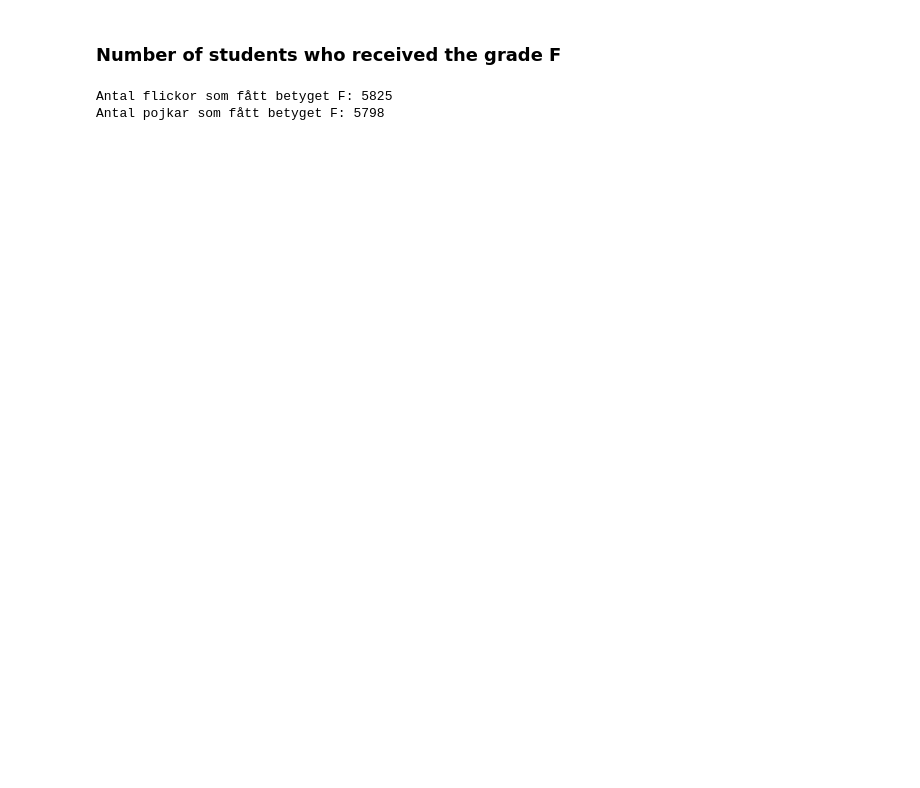
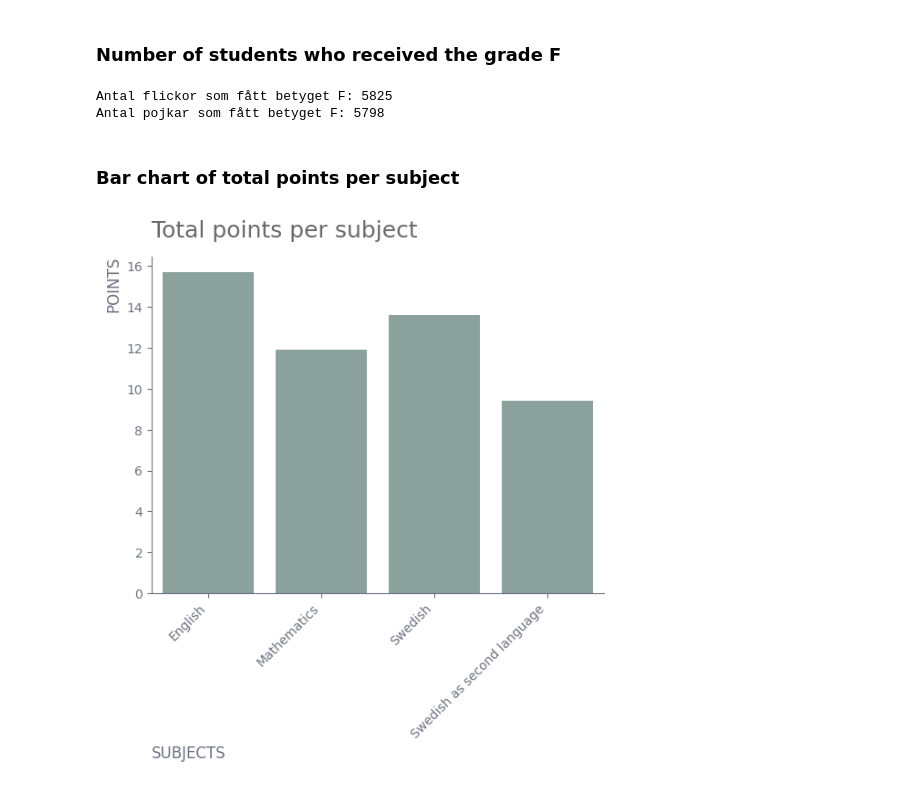
Before and after one commit to HolmstromAnna/Python-Anna-Holmstr-m-OPA23, a Jupyter notebook: Labb2/Labb2.ipynb, the cells around one changed output. Saved outputs shown, nothing was run; the diff lists cells and outputs as text; code cells hidden in the pictures; blank space fills up the shorter version.

Commit message:
Total points per subject

```diff
--- a/Labb2/Labb2.ipynb
+++ b/Labb2/Labb2.ipynb
@@ -67,3 +74,39 @@ print("Antal pojkar som fått betyget F:", rounded_boys_F)
 # %% [output]
 Antal flickor som fått betyget F: 5825
 Antal pojkar som fått betyget F: 5798
+# %% [markdown]
+### Bar chart of total points per subject
+# %%
+import matplotlib.pyplot as plt
+import seaborn as sns
+
+# Define subjects
+subjects = ["English", "Mathematics", "Swedish", "Swedish as second language"]
+# List of points
+points = [english.loc[0, "Totalt (poäng)"],
+          mathematics.loc[0, "Totalt (poäng)"],
+          swedish.loc[0, "Totalt (poäng)"],
+          swedish_second.loc[0, "Totalt (poäng)"]]
+
+# Create figure and axis objects
+fig, ax = plt.subplots()
+# Create a bar plot
+sns.barplot(x=subjects, y=points, color="#86A69D", linewidth=2.5, ax=ax)
+# Set x-axis tick labels
+ax.set_xticklabels(subjects, rotation=45, ha='right')
+#Set x-axis label
+plt.xlabel("SUBJECTS", loc="left", color="#6b7280", fontsize=12)
+# Set y-axis label
+plt.ylabel("POINTS", loc="top", color="#6b7280", fontsize=12)
+# Set title
+plt.title("Total points per subject",  loc="left", pad=15, color="dimgray", fontsize=18)
+#Remove and change lines
+ax.tick_params(axis="both", colors="#6b7280")
+ax.spines["top"].set_visible(False)
+ax.spines["right"].set_visible(False)
+ax.spines["left"].set_color("#6b7280")
+ax.spines["bottom"].set_color("#6b7280")
+
+plt.show()
+# %% [output]
+[figure, added]
```
Also changed, not shown: parts of 3 cells of this notebook.
